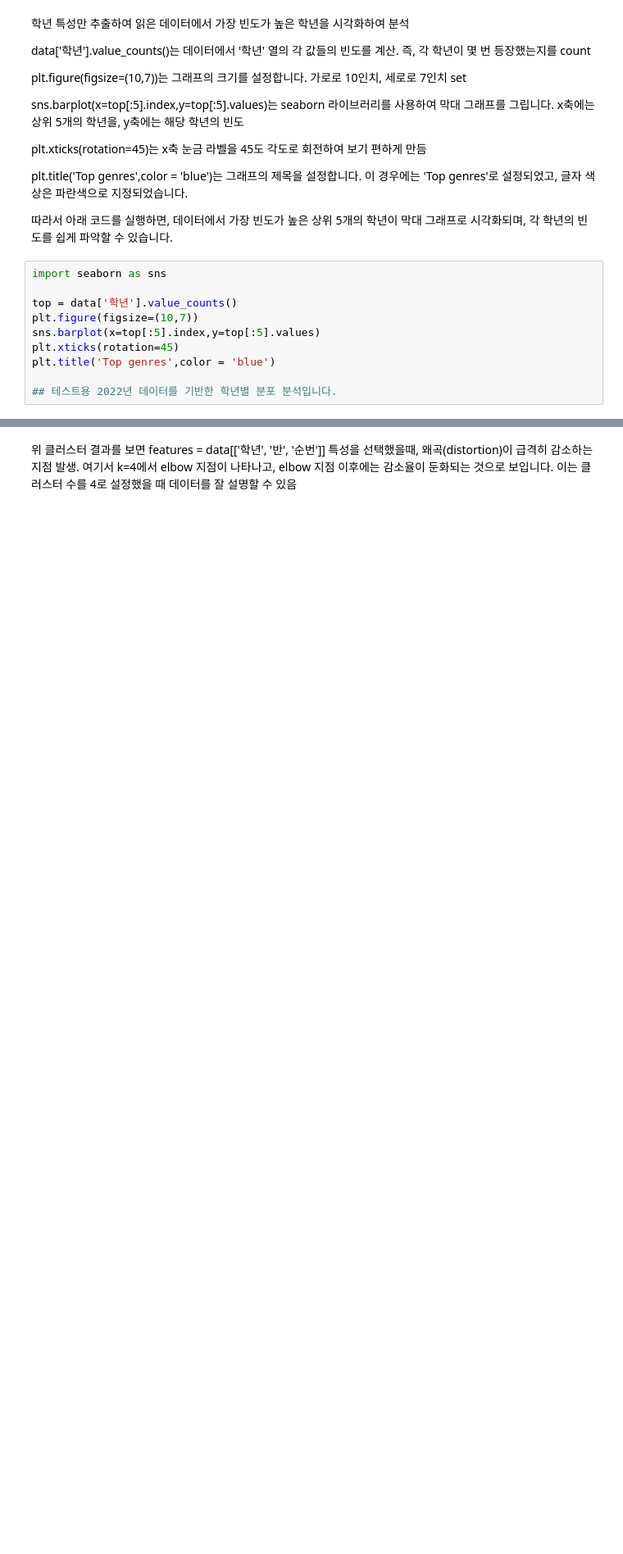
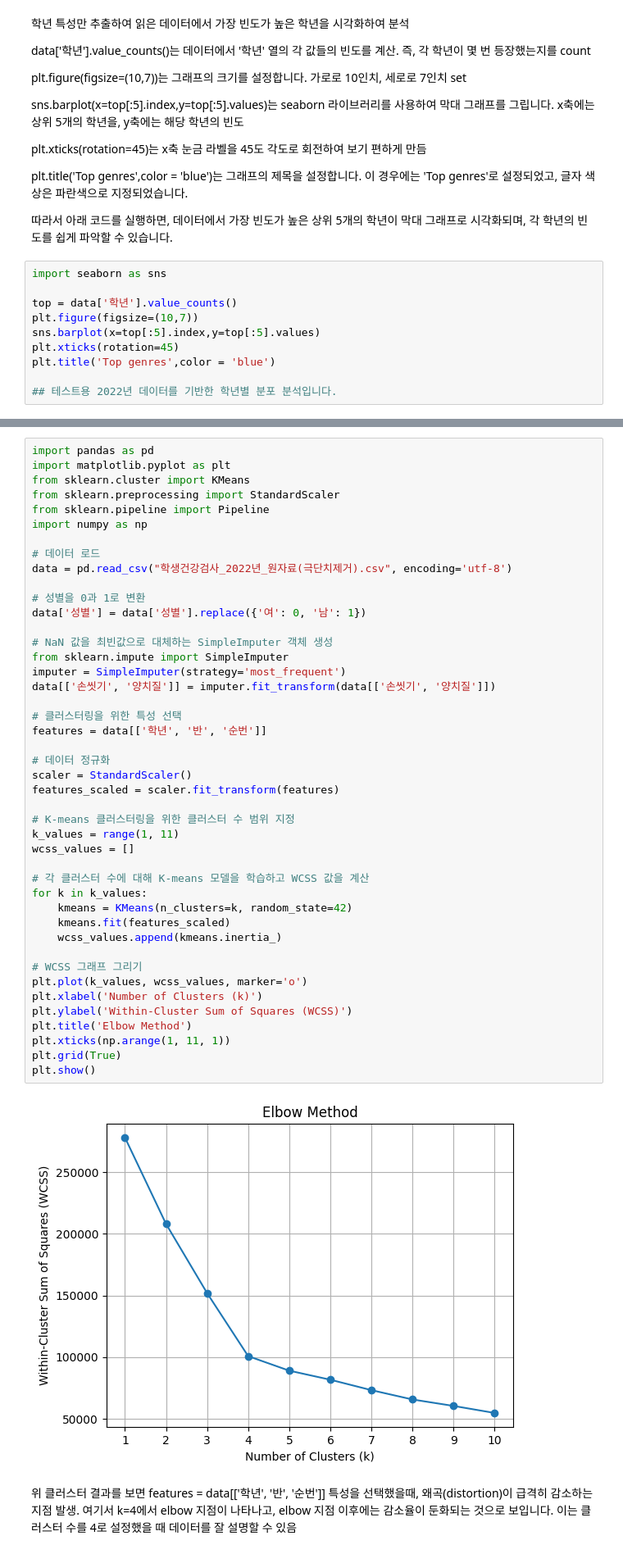
Before and after one commit to Konkuk-Univ-Glocal-Campus/ml202401-midterm-clalice, a Jupyter notebook: code.ipynb, the cells around one changed output, grey strips where cells are left out. Shown at 82% size. Cells and saved outputs as stored; diff of their text form; blank space fills up the shorter version.

```diff
--- a/code.ipynb
+++ b/code.ipynb
@@ -75,3 +41,49 @@ print(clusters)
+# %%
+import pandas as pd
+import matplotlib.pyplot as plt
+from sklearn.cluster import KMeans
+from sklearn.preprocessing import StandardScaler
+from sklearn.pipeline import Pipeline
+import numpy as np
+
+# 데이터 로드
+data = pd.read_csv("학생건강검사_2022년_원자료(극단치제거).csv", encoding='utf-8')
+
+# 성별을 0과 1로 변환
+data['성별'] = data['성별'].replace({'여': 0, '남': 1})
+
+# NaN 값을 최빈값으로 대체하는 SimpleImputer 객체 생성
+from sklearn.impute import SimpleImputer
+imputer = SimpleImputer(strategy='most_frequent')
+data[['손씻기', '양치질']] = imputer.fit_transform(data[['손씻기', '양치질']])
+
+# 클러스터링을 위한 특성 선택
+features = data[['학년', '반', '순번']]
+
+# 데이터 정규화
+scaler = StandardScaler()
+features_scaled = scaler.fit_transform(features)
+
+# K-means 클러스터링을 위한 클러스터 수 범위 지정
+k_values = range(1, 11)
+wcss_values = []
+
+# 각 클러스터 수에 대해 K-means 모델을 학습하고 WCSS 값을 계산
+for k in k_values:
+    kmeans = KMeans(n_clusters=k, random_state=42)
+    kmeans.fit(features_scaled)
+    wcss_values.append(kmeans.inertia_)
+
+# WCSS 그래프 그리기
+plt.plot(k_values, wcss_values, marker='o')
+plt.xlabel('Number of Clusters (k)')
+plt.ylabel('Within-Cluster Sum of Squares (WCSS)')
+plt.title('Elbow Method')
+plt.xticks(np.arange(1, 11, 1))
+plt.grid(True)
+plt.show()
+# %% [output]
+[figure, added]
 # %% [markdown]
 위 클러스터 결과를 보면 features = data[['학년', '반', '순번']] 특성을 선택했을때,  왜곡(distortion)이 급격히 감소하는 지점 발생.
 여기서 k=4에서 elbow 지점이 나타나고, elbow 지점 이후에는 감소율이 둔화되는 것으로 보입니다. 이는 클러스터 수를 4로 설정했을 때 데이터를 잘 설명할 수 있음
```
Also changed, not shown: parts of 1 cell of this notebook.
